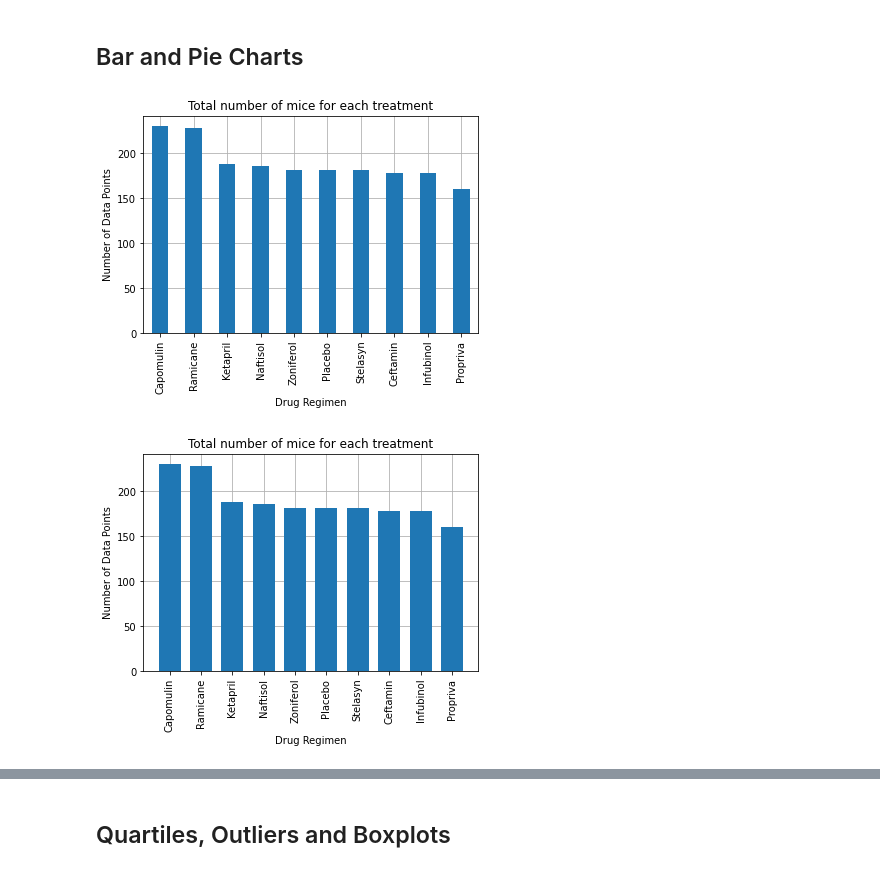
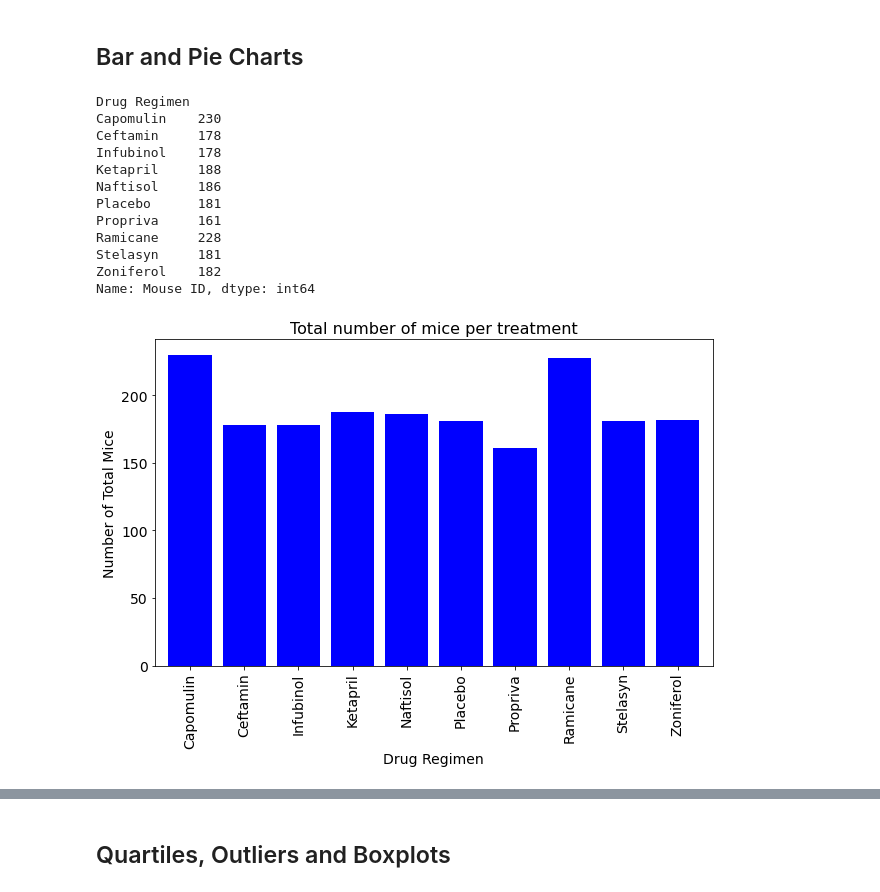
Before and after one commit to itsnameeta/Pymaceuticals, a Jupyter notebook: pymaceuticals_final.ipynb, the cells around one changed output, grey strips where cells are left out. Drawn from its saved outputs; the diff is of its cells as text; code cells hidden in the pictures.

```diff
--- a/pymaceuticals_final.ipynb
+++ b/pymaceuticals_final.ipynb
@@ -79,3 +81,4 @@ dtype: int64
 # %%
 # Create a clean DataFrame by dropping the duplicate mouse by its ID.
-data_df.drop_duplicates(inplace = True)
+clean_df = data_df[data_df['Mouse ID'].isin(duplicate_mice)==False]
+clean_df.head()
@@ -128,37 +151,27 @@ summary_grouped_df
 # %%
 #3. Generate a bar plot using both Pandas's DataFrame.plot() and Matplotlib's pyplot that shows the
 #   number of total mice for each treatment regimen throughout the course of the study.
 #   NOTE: These plots should look identical.
 
 # Generate a bar plot showing the total number of mice for each treatment throughout the course of the study using pandas.
-bar_plot = data_df['Drug Regimen'].value_counts().plot.bar(width=0.5, zorder=3)
+total_mice_per_reg = data_df.groupby(["Drug Regimen"]).count()["Mouse ID"]
 
-# Set labels/ title/ grid for the plot
-bar_plot.set_xlabel("Drug Regimen")
-bar_plot.set_ylabel("Number of Data Points")
-bar_plot.set_title("Total number of mice for each treatment")
-bar_plot.grid(zorder=2)
+bar_plot = total_mice_per_reg.plot.bar(width=0.8, figsize=(10,6), color='b',fontsize = 14)
+bar_plot.set_xlabel("Drug Regimen", fontsize = 14)
+bar_plot.set_ylabel("Number of Total Mice", fontsize = 14)
+bar_plot.set_title("Total number of mice per treatment", fontsize = 16)
+total_mice_per_reg
 # %% [output]
+Drug Regimen
+Capomulin    230
+Ceftamin     178
+Infubinol    178
+Ketapril     188
+Naftisol     186
+Placebo      181
+Propriva     161
+Ramicane     228
+Stelasyn     181
+Zoniferol    182
+Name: Mouse ID, dtype: int64
-[figure, old version]
+[figure, new version]
-# %%
-# Generate a bar plot showing the total number of mice for each treatment throughout the course of the study using pyplot.
-
-# Calculate the amount of data points for each drug regimen
-counts = data_df['Drug Regimen'].value_counts()
-
-# Set the x_axis to the length of the 'counts' series and Generate bar blot with the length of the 'counts' series
-x_axis = np.arange(len(counts))
-plt.bar(x_axis, counts, width = 0.7, zorder=3)
-
-# Label the tick marks according to the index values in the 'counts' series and set labels/ title/ grid
-tick_locations = [value for value in x_axis]
-plt.xticks(tick_locations, counts.index.values, rotation=90)
-plt.xlabel("Drug Regimen")
-plt.ylabel("Number of Data Points")
-plt.title('Total number of mice for each treatment')
-plt.grid(zorder=3)
-
-# Display plot
-plt.show()
-# %% [output]
-[figure, removed]
```
Also changed, not shown: parts of 18 cells of this notebook.
